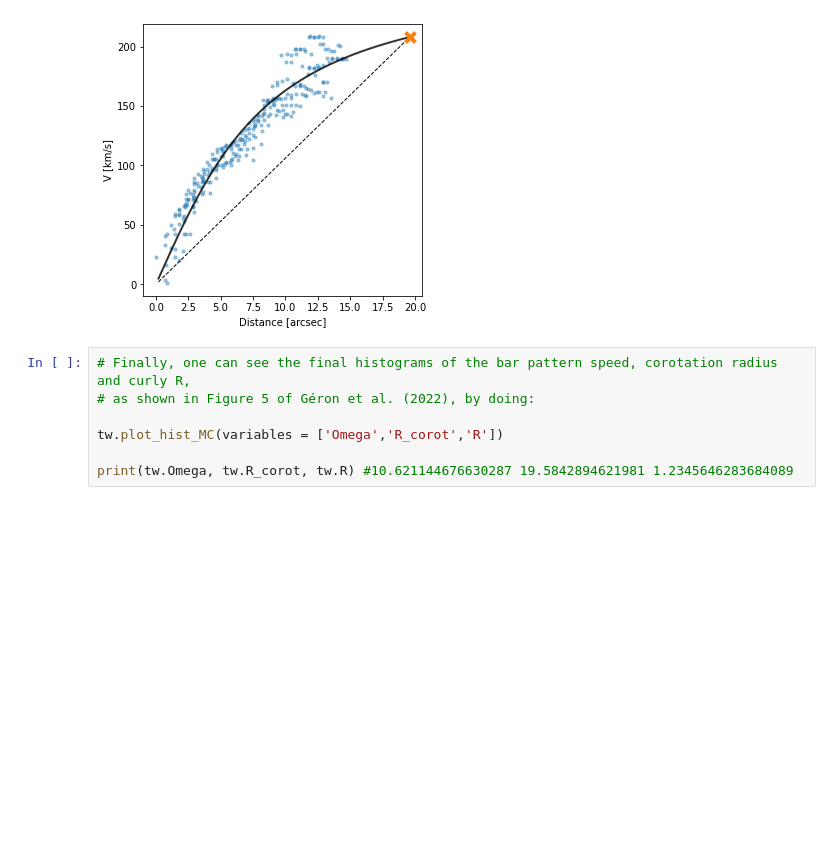
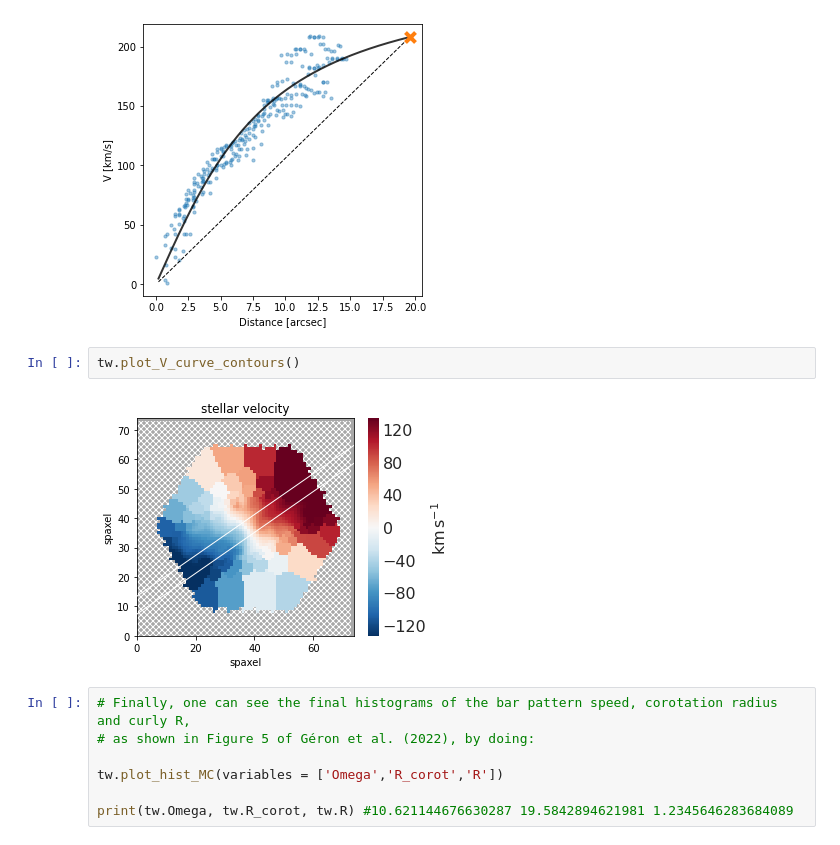
Before and after one commit to tobiasgeron/Tremaine_Weinberg, a Jupyter notebook: Example.ipynb, the cells around one changed output. Saved outputs shown, nothing was run; the diff lists cells and outputs as text; blank space fills up the shorter version.

```diff
--- a/Example.ipynb
+++ b/Example.ipynb
@@ -117,6 +117,10 @@ The NRMSE on this fit is: 0.0516
 tw.plot_V_curve()
 # %% [output]
 [figure]
+# %%
+tw.plot_V_curve_contours()
+# %% [output]
+[figure, added]
 # %%
 # Finally, one can see the final histograms of the bar pattern speed, corotation radius and curly R,
 # as shown in Figure 5 of Géron et al. (2022), by doing:
```
Also changed, not shown: parts of 6 cells of this notebook, 1 other file.
